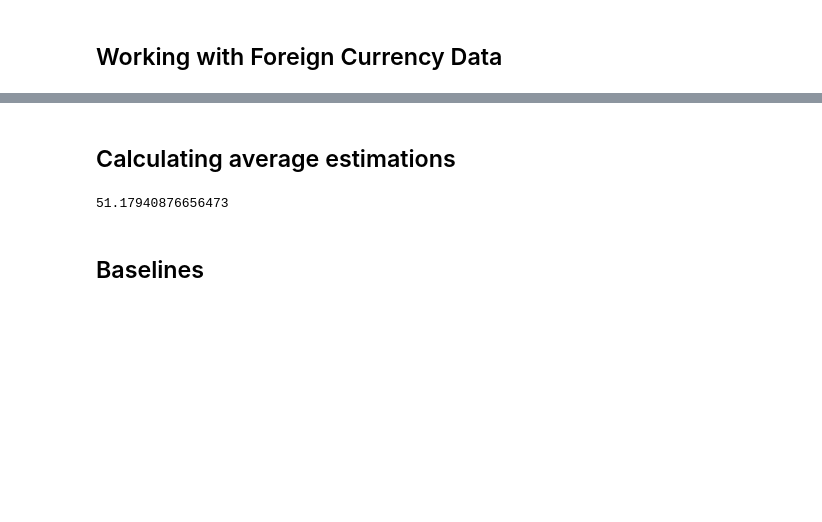
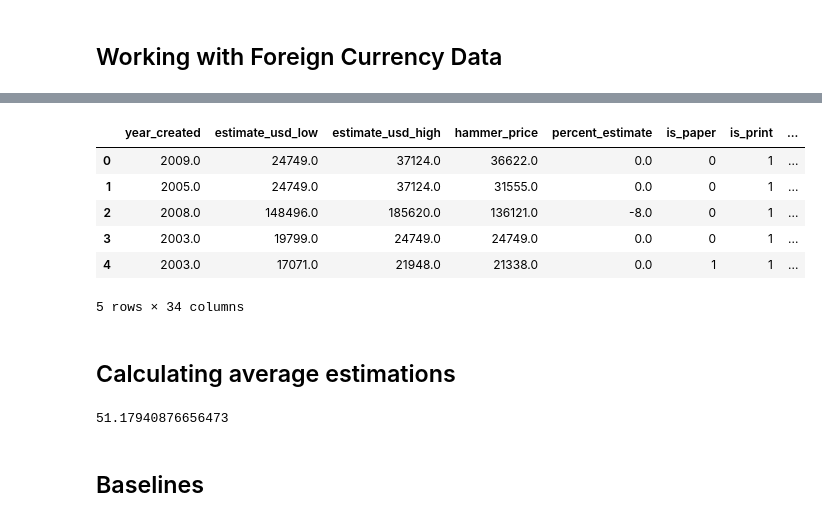
Before and after one commit to jeremiah-toribio/art-of-data, a Jupyter notebook: workbook.ipynb, the cells around one changed output, grey strips where cells are left out. Cells and saved outputs as stored; diff of their text form; code cells hidden in the pictures; blank space fills up the shorter version.

```diff
--- a/workbook.ipynb
+++ b/workbook.ipynb
@@ -316,2 +366,12 @@ df.tail(2)
+# %%
+model_df.head()
+# %% [output]
+|  | year_created | estimate_usd_low | estimate_usd_high | hammer_price | percent_estimate | is_paper | is_print | ... |
+| 0 | 2009.0 | 24749.0 | 37124.0 | 36622.0 | 0.0 | 0 | 1 | ... |
+| 1 | 2005.0 | 24749.0 | 37124.0 | 31555.0 | 0.0 | 0 | 1 | ... |
+| 2 | 2008.0 | 148496.0 | 185620.0 | 136121.0 | -8.0 | 0 | 1 | ... |
+| 3 | 2003.0 | 19799.0 | 24749.0 | 24749.0 | 0.0 | 0 | 1 | ... |
+| 4 | 2003.0 | 17071.0 | 21948.0 | 21338.0 | 0.0 | 1 | 1 | ... |
+5 rows × 34 columns
 # %% [markdown]
 ## Calculating average estimations
@@ -323,9 +378,8 @@ for num in df.percent_estimate:
 # %%
 mean_estimate = df.percent_estimate.sum() / len(df.percent_estimate)
+mean_estimate
+# %% [output]
+51.17940876656473
-# %%
-mean_estimate
-# %% [output]
-51.17940876656473
 # %% [markdown]
 ## Baselines
 # %%
```
Also changed, not shown: parts of 28 cells of this notebook, 1 other file.
